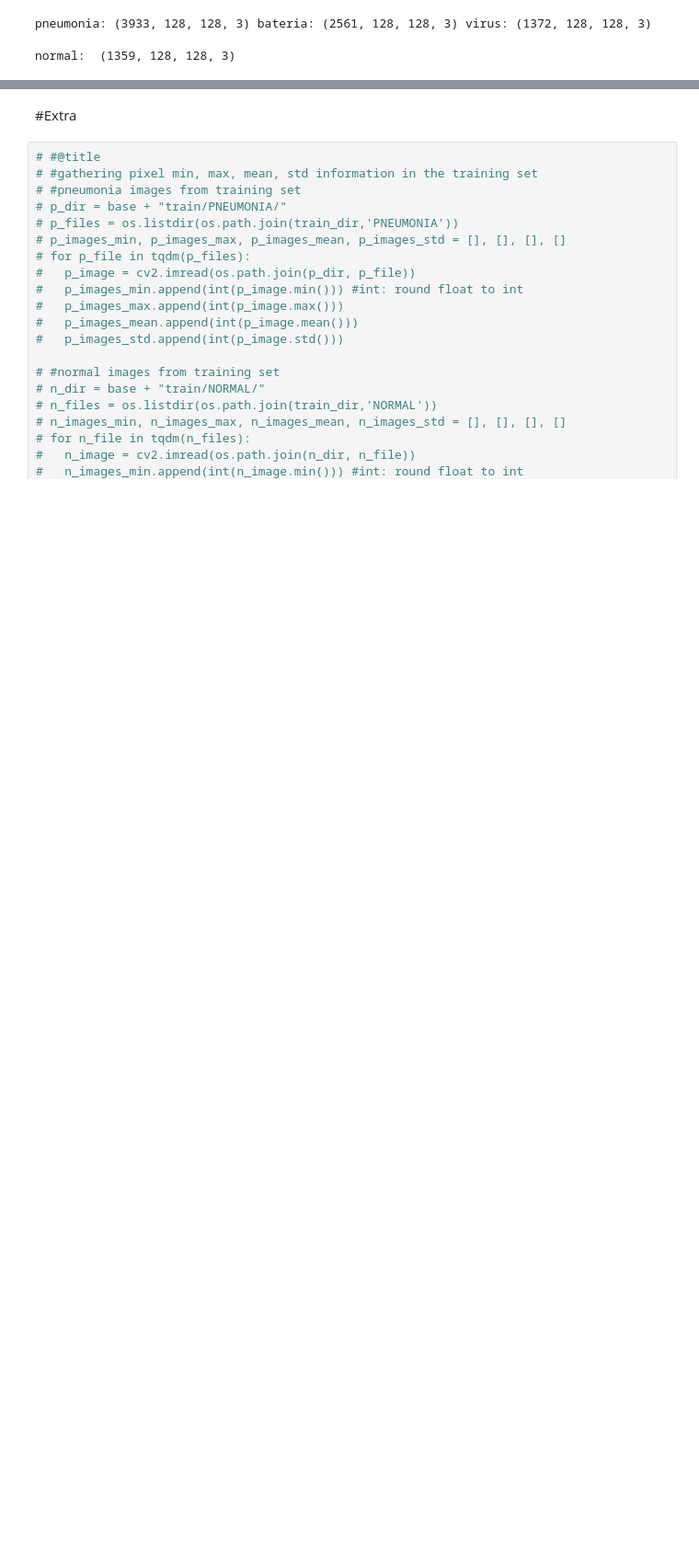
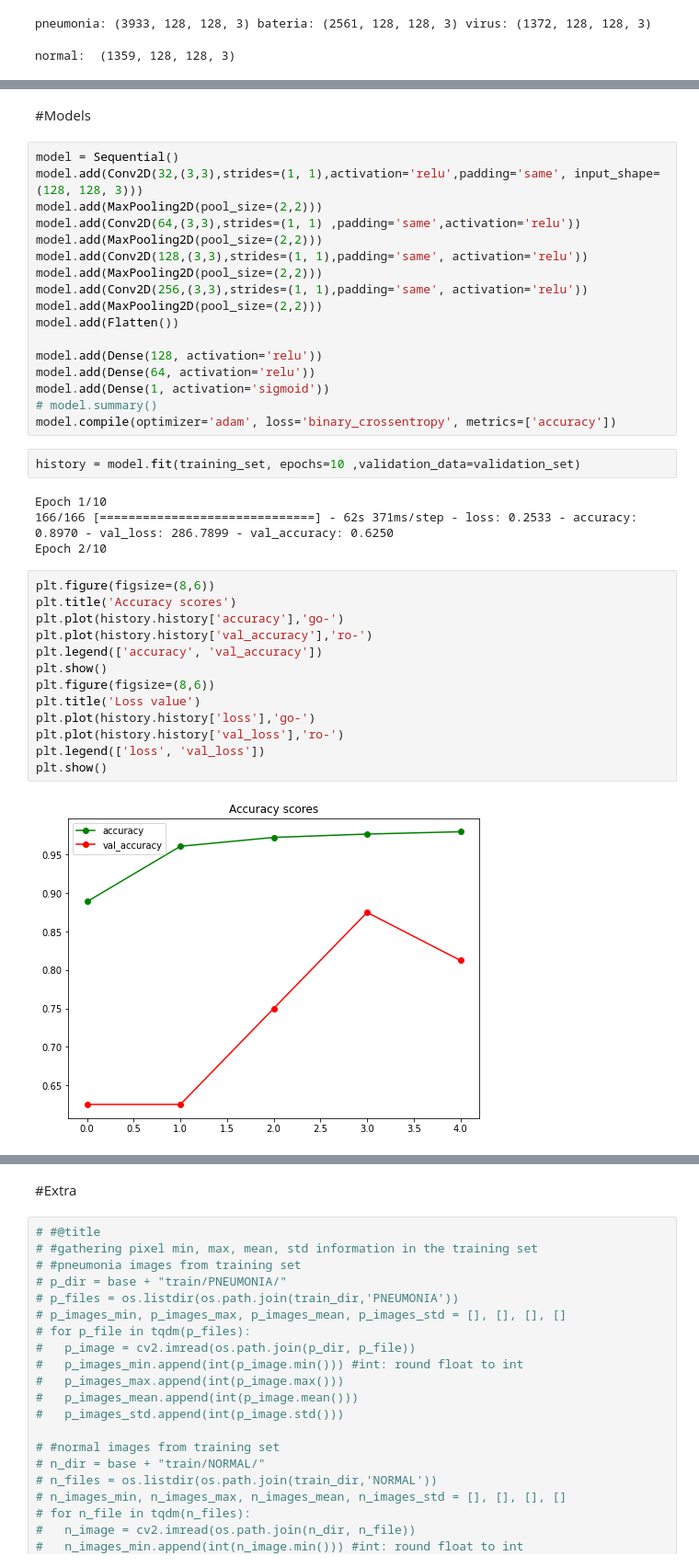
Before and after one commit to katehee/pneumonia-detection-in-X-ray-images, a Jupyter notebook: pneumonia.ipynb, the cells around one changed output, grey strips where cells are left out. Shown: that part at 92% size. Drawn from its saved outputs; the diff is of its cells as text; blank space fills up the shorter version.

```diff
--- a/pneumonia.ipynb
+++ b/pneumonia.ipynb
@@ -369,0 +405,40 @@ print(len(os.listdir('Non-augmented/virus')))
+# %% [markdown]
+#Models
+# %%
+model = Sequential()
+model.add(Conv2D(32,(3,3),strides=(1, 1),activation='relu',padding='same', input_shape=(128, 128, 3)))
+model.add(MaxPooling2D(pool_size=(2,2)))
+model.add(Conv2D(64,(3,3),strides=(1, 1) ,padding='same',activation='relu'))
+model.add(MaxPooling2D(pool_size=(2,2)))
+model.add(Conv2D(128,(3,3),strides=(1, 1),padding='same', activation='relu'))
+model.add(MaxPooling2D(pool_size=(2,2)))
+model.add(Conv2D(256,(3,3),strides=(1, 1),padding='same', activation='relu'))
+model.add(MaxPooling2D(pool_size=(2,2)))
+model.add(Flatten())
+
+model.add(Dense(128, activation='relu'))
+model.add(Dense(64, activation='relu'))
+model.add(Dense(1, activation='sigmoid'))
+# model.summary()
+model.compile(optimizer='adam', loss='binary_crossentropy', metrics=['accuracy'])
+# %%
+history = model.fit(training_set, epochs=10 ,validation_data=validation_set)
+# %% [output]
+Epoch 1/10
+166/166 [==============================] - 62s 371ms/step - loss: 0.2533 - accuracy: 0.8970 - val_loss: 286.7899 - val_accuracy: 0.6250
+Epoch 2/10
+# %%
+plt.figure(figsize=(8,6))
+plt.title('Accuracy scores')
+plt.plot(history.history['accuracy'],'go-')
+plt.plot(history.history['val_accuracy'],'ro-')
+plt.legend(['accuracy', 'val_accuracy'])
+plt.show()
+plt.figure(figsize=(8,6))
+plt.title('Loss value')
+plt.plot(history.history['loss'],'go-')
+plt.plot(history.history['val_loss'],'ro-')
+plt.legend(['loss', 'val_loss'])
+plt.show()
+# %% [output]
+[figure, added]
```
Also changed, not shown: parts of 13 cells of this notebook.
